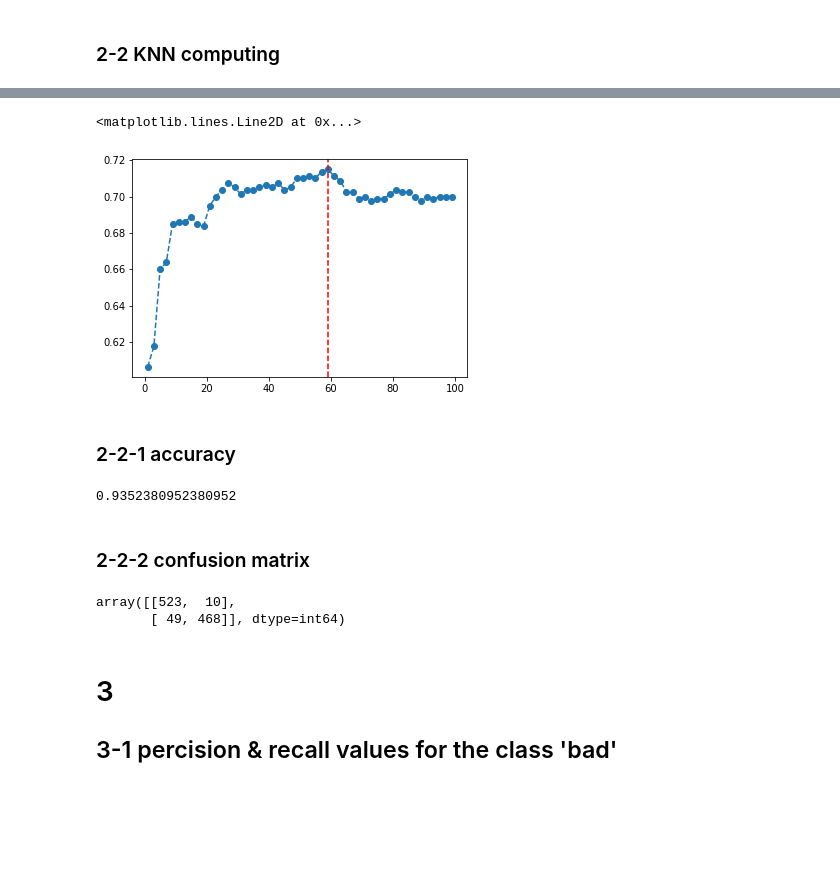
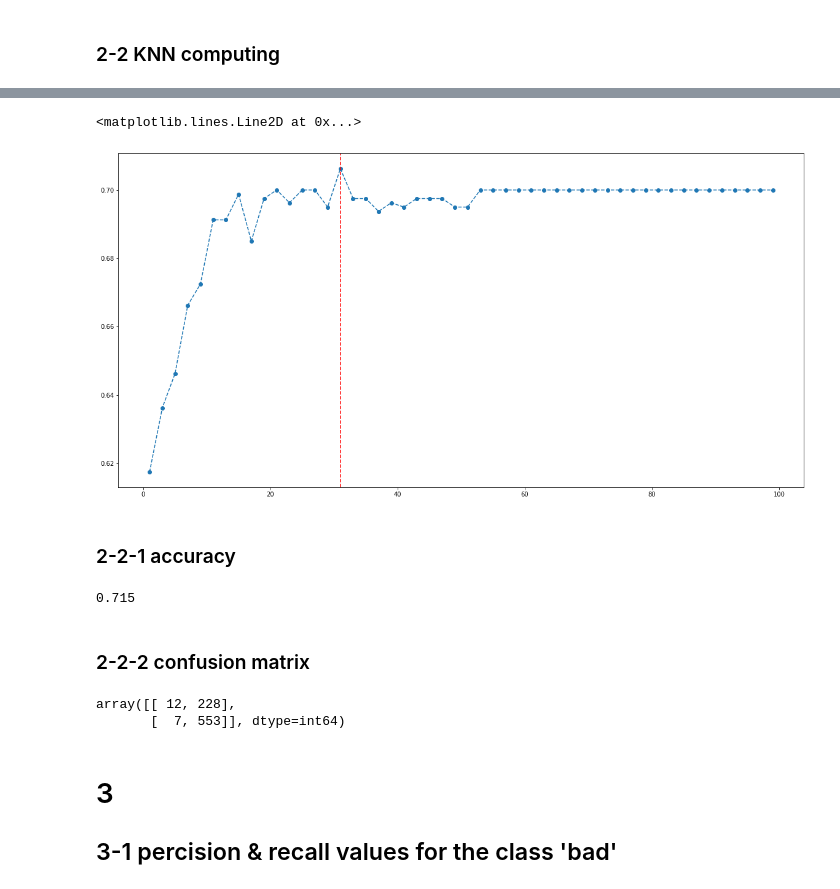
Before and after one commit to OseungKwon/Data-Mining, a Jupyter notebook: hw7_final.ipynb, the cells around one changed output, grey strips where cells are left out. Saved outputs shown, nothing was run; the diff lists cells and outputs as text; code cells hidden in the pictures; blank space fills up the shorter version.

```diff
--- a/hw7_final.ipynb
+++ b/hw7_final.ipynb
@@ -166,11 +171,11 @@ def plot_roc_curve(fper, tper):
 #Decision Tree
 
 model = tree.DecisionTreeClassifier(random_state=1124)
-model.fit(train_X, train_y)
+model.fit(X_train, y_train)
 
-prob = model.predict_proba(test_X)
+prob = model.predict_proba(X_test)
 prob = prob[:, 1]
 
-fper, tper, thresholds = roc_curve(test_y, prob)
+fper, tper, thresholds = roc_curve(y_test, prob)
 plot_roc_curve(fper,tper)
 # %% [output]
@@ -205,11 +212,11 @@ plt.show()
 # Navie Bayes
 
 model = GaussianNB()
-model.fit(train_X, train_y)
+model.fit(X_train, y_train)
 
-prob = model.predict_proba(test_X)
+prob = model.predict_proba(X_test)
 prob = prob[:, 1]
 
-fper, tper, thresholds = roc_curve(test_y, prob)
+fper, tper, thresholds = roc_curve(y_test, prob)
 plot_roc_curve(fper,tper)
 # %% [output]
@@ -228,27 +235,27 @@ from sklearn.metrics import roc_curve
 
 # Decision Tree
 model = tree.DecisionTreeClassifier(random_state=1124)
-model.fit(train_X, train_y)
-prob = model.predict_proba(test_X)
+model.fit(X_train, y_train)
+prob = model.predict_proba(X_test)
 prob = prob[:, 1]
-fper, tper, thresholds = roc_curve(test_y, prob)
+fper, tper, thresholds = roc_curve(y_test, prob)
 plt.plot(fper, tper, color='blue', label='DecisionTree ROC')
 
 # KNN
 model = KNeighborsClassifier(n_neighbors = 59, p=2)
-model.fit(train_X, train_y)
-prob = model.predict_proba(test_X)
+model.fit(X_train.values, y_train)
+prob = model.predict_proba(X_test.values)
 prob = prob[:, 1]
-fper, tper, thresholds = roc_curve(test_y, prob)
+fper, tper, thresholds = roc_curve(y_test, prob)
 plt.plot(fper, tper, color='red', label='KNN ROC')
 
 # Navie Bayes
 model = GaussianNB()
-model.fit(train_X, train_y)
-prob = model.predict_proba(test_X)
+model.fit(X_train, y_train)
+prob = model.predict_proba(X_test)
 prob = prob[:, 1]
-fper, tper, thresholds = roc_curve(test_y, prob)
-plt.plot(fper, tper, color='green', label='Navie Bayes')
+fper, tper, thresholds = roc_curve(y_test, prob)
+plt.plot(fper, tper, color='orange', label='Navie Bayes')
 
 plt.plot([0, 1], [0, 1], color='green', linestyle='--')
 plt.xlabel('False Positive Rate')
@@ -266,7 +273,7 @@ plt.show()
 ### 2-1 Navie Bayes computing
 # %%
 nb = GaussianNB()
-nb.fit(train_X, train_y)
+nb.fit(X_train, y_train)
 # %% [output]
 GaussianNB()
 # %% [markdown]
@@ -309,29 +316,29 @@ besk_k: [59] 0.715
 # %%
-# plt.figure(figsize=(0,10))
+plt.figure(figsize=(20,10))
 
 plt.plot(k_list,cv_scores,marker='o', linestyle='dashed')
 plt.axvline(best_k,color='r',linestyle='--')
 # %% [output]
 <matplotlib.lines.Line2D at 0x...>
-[figure, old version]
+[figure, new version]
 # %% [markdown]
 ### 2-2-1 accuracy
 # %%
-knn = KNeighborsClassifier(n_neighbors = k, p=2)
-knn.fit(train_X,train_y)
-predY = knn.predict(test_X)
-accuracy_score(test_y,predY)
+knn = KNeighborsClassifier(n_neighbors = 31, p=2)
+knn.fit(X_train.values,y_train)
+predY = knn.predict(X_test.values)
+accuracy_score(y_test,predY)
 # %% [output]
-0.9352380952380952
+0.715
 # %% [markdown]
 ### 2-2-2 confusion matrix
 # %%
-predY = cross_val_predict(knn,train_X, train_y, cv=10)
-cf = confusion_matrix(train_y,predY)
+predY = cross_val_predict(knn,X_train.values, y_train, cv=10)
+cf = confusion_matrix(y_train,predY)
 cf
 # %% [output]
-array([[523,  10],
-       [ 49, 468]], dtype=int64)
+array([[ 12, 228],
+       [  7, 553]], dtype=int64)
 # %% [markdown]
 # 3
 ## 3-1 percision & recall values for the class 'bad'
```
Also changed, not shown: parts of 13 cells of this notebook.
